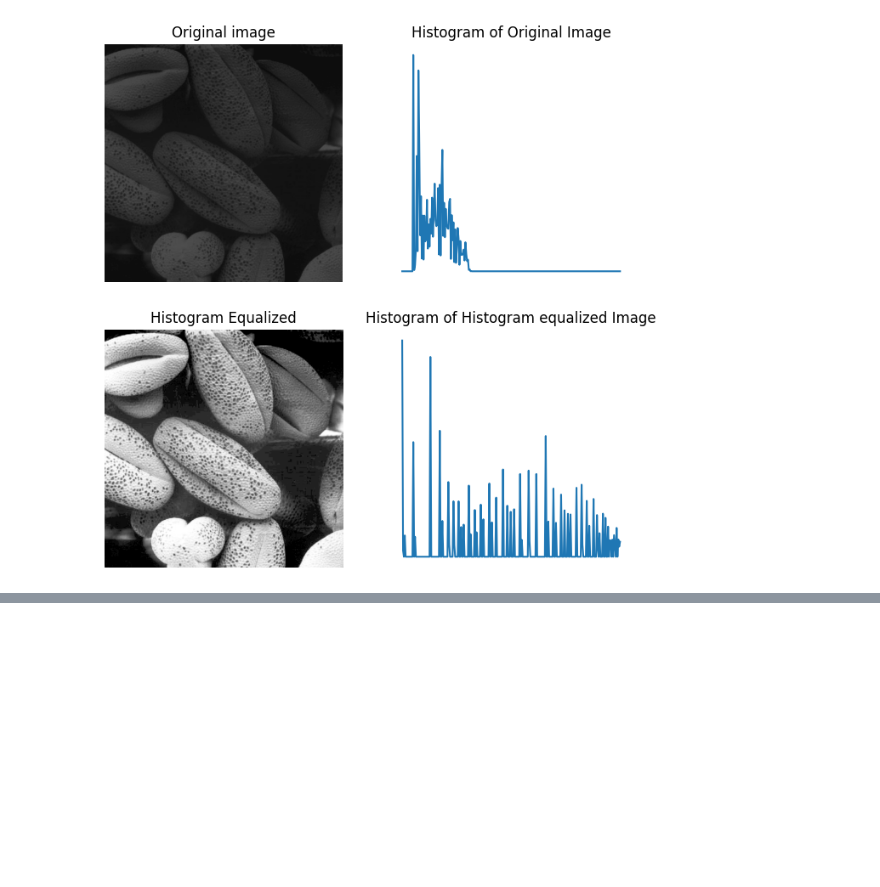
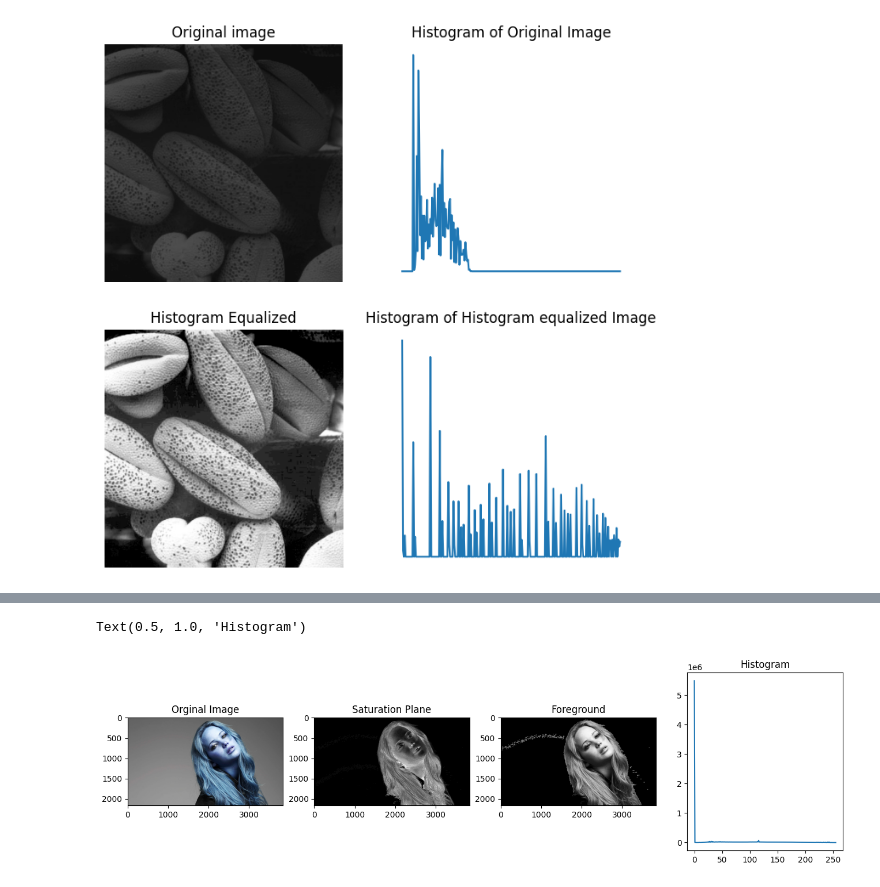
Before and after one commit to AnushkaSamaranayake/-Intensity-Transformations-and-Neighbourhood-Filtering, a Jupyter notebook: test.ipynb, the cells around one changed output, grey strips where cells are left out. Saved outputs shown, nothing was run; the diff lists cells and outputs as text; code cells hidden in the pictures; blank space fills up the shorter version.

```diff
--- a/test.ipynb
+++ b/test.ipynb
@@ -365,0 +403,19 @@ plt.show()
+# %%
+#Choose the saturation plane for applying the threshold mask
+ret, mask = cv.threshold(img_saturation, 10, 255, cv.THRESH_BINARY)
+img_fg = cv.bitwise_and(img_gray, img_gray, mask=mask)
+
+hist = cv.calcHist([img_fg], [0], None, [256], [0, 256] )
+
+fig, ax = plt.subplots(1,4,figsize=(16,4))
+ax[0].imshow(img, cmap='hsv', vmin=0, vmax=255)
+ax[0].set_title('Orginal Image')
+ax[1].imshow(img_saturation, cmap='gray', vmin=0, vmax=255)
+ax[1].set_title('Saturation Plane')
+ax[2].imshow(img_fg, cmap='gray', vmin=0, vmax=255)
+ax[2].set_title('Foreground')
+ax[3].plot(hist)
+ax[3].set_title('Histogram')
+# %% [output]
+Text(0.5, 1.0, 'Histogram')
+[figure, added]
```
Also changed, not shown: parts of 5 cells of this notebook.
